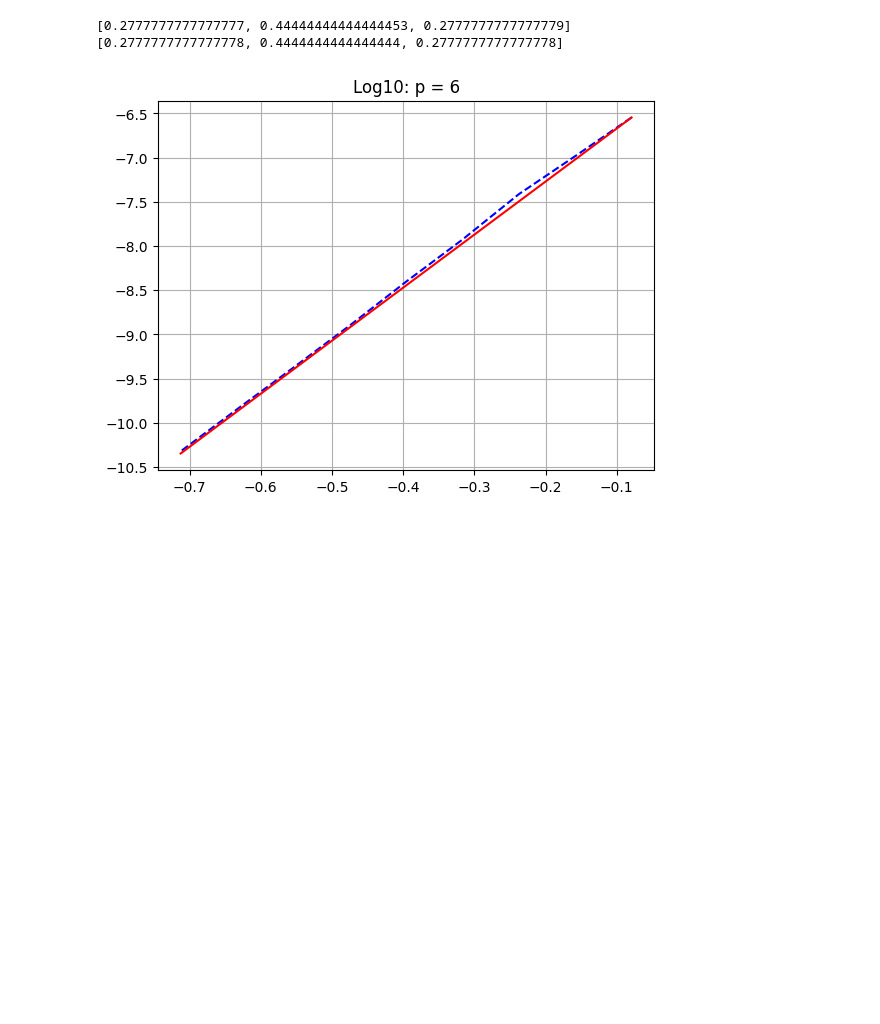
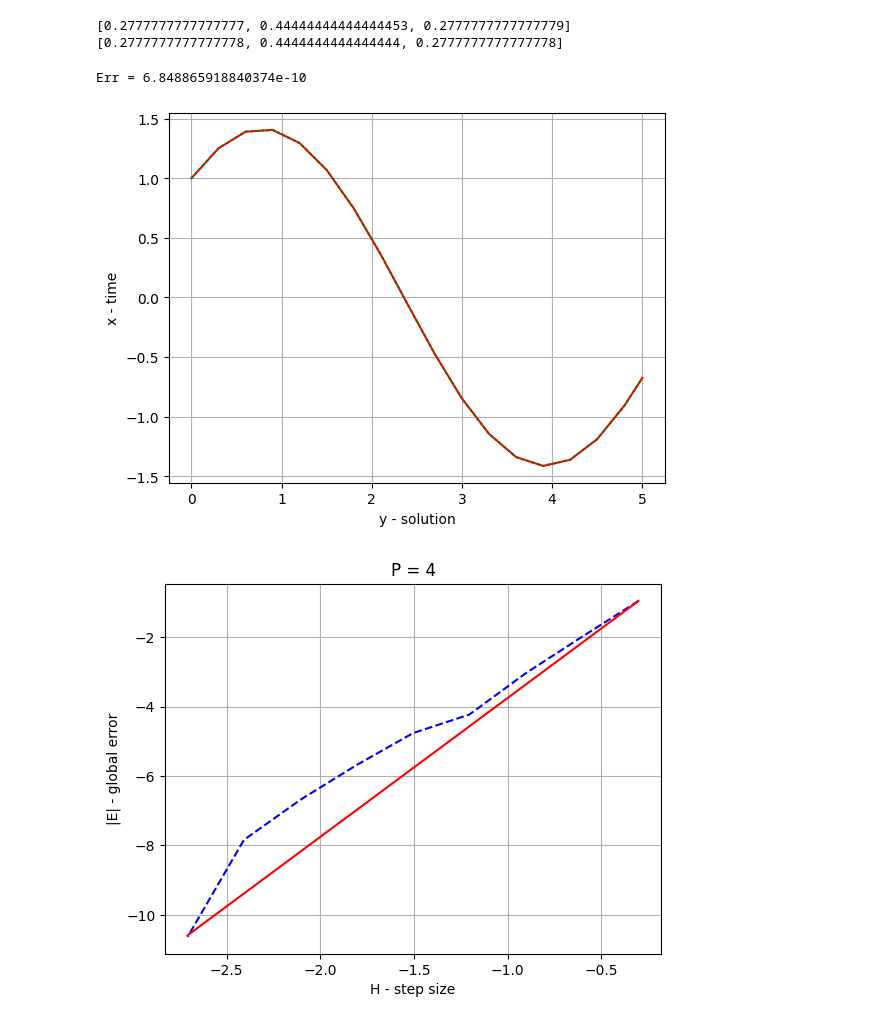
Before and after one commit to LilTenImat/colloss, a Jupyter notebook: colloss2.ipynb, the cells around one changed output. Drawn from its saved outputs; the diff is of its cells as text; code cells hidden in the pictures; blank space fills up the shorter version.

```diff
--- a/colloss2.ipynb
+++ b/colloss2.ipynb
@@ -97,14 +97,17 @@ def stepImplicitOld(method, problem, X, Y, h, K):
 
     return x + h, y + h * sum([_K[i] * method.B[i](1) for i in range(method.N)]), _K
 # %%
+
+
 class Method:
-    def __init__(self, A, B, c, implict=False):
+    def __init__(self, A, B, c, implict=False, addStep=False):
         self.A = A
         self.B = B
         self.c = c
         self.N = len(c)
         self.implicit = implict
         self.step = stepImplicitOld if implict else stepExplicit
+        self.addStep = addStep
 # %%
 class Problem:
     def __init__(self, x0, x1, y0, f, trueSol, fprime=None, past=None, Z=None):
@@ -133,14 +136,18 @@ def getSolution(method, problem, h):
 
     return X, Y
 # %%
-def getGraph(method, problem, h):
+def getGraph(method, problem, h, customX=None):
     x, y = getSolution(method, problem, h)
 
+    X = customX if customX else x
+
     fig, ax = plt.subplots()
-    trueSolDelay = [problem.trueSol(x) for x in x]
+    trueSolDelay = [problem.trueSol(x) for x in X]
 
-    ax.plot(x, y, 'r:')
-    ax.plot(x, trueSolDelay, 'g')
+    ax.plot(x, y, 'r')
+    ax.plot(X, trueSolDelay, 'g:')
+    ax.set_xlabel('y - solution')
+    ax.set_ylabel('x - time')
     ax.grid(True)
 
     print(f'Err = {abs(y[-1] - trueSolDelay[-1])}')
@@ -157,9 +164,10 @@ def getGraph2Pow(method, problem, p=3, endPower=10, Q=2):
 
     y = N[0]+p*(H-H[0])
 
-    fig, ax = plt.subplots()
-    ax.set_title(f'Log10: p = {p}')
+    _, ax = plt.subplots()
+    ax.set_title(f'P = {p}')
+    ax.set_xlabel('H - step size')
+    ax.set_ylabel('|E| - global error')
     ax.plot(H, N, color='b', linestyle='--')
-    # ax.plot([-4, -1], [-6, 0], 'r')
     ax.plot(H, y, 'r')
     ax.grid(True)
@@ -353,7 +362,9 @@ print([5/18, 4/9, 5/18])
 [0.2777777777777777, 0.44444444444444453, 0.2777777777777779]
 [0.2777777777777778, 0.4444444444444444, 0.2777777777777778]
 # %%
-# getGraph(GAUSS3_implicit, problem0, H_1)
-getGraph2Pow(GAUSS3_implicit, problem0, p = 6, endPower=10, Q = 1.2)
+getGraph(GAUSS3_implicit, problem0, H_1)
+getGraph2Pow(GAUSS3_implicit, problem3, p = 4, endPower = 10)
 # %% [output]
+Err = 6.848865918840374e-10
-[figure, old version]
+[figure, new version]
+[figure, added]
```
Also changed, not shown: parts of 11 cells of this notebook.
